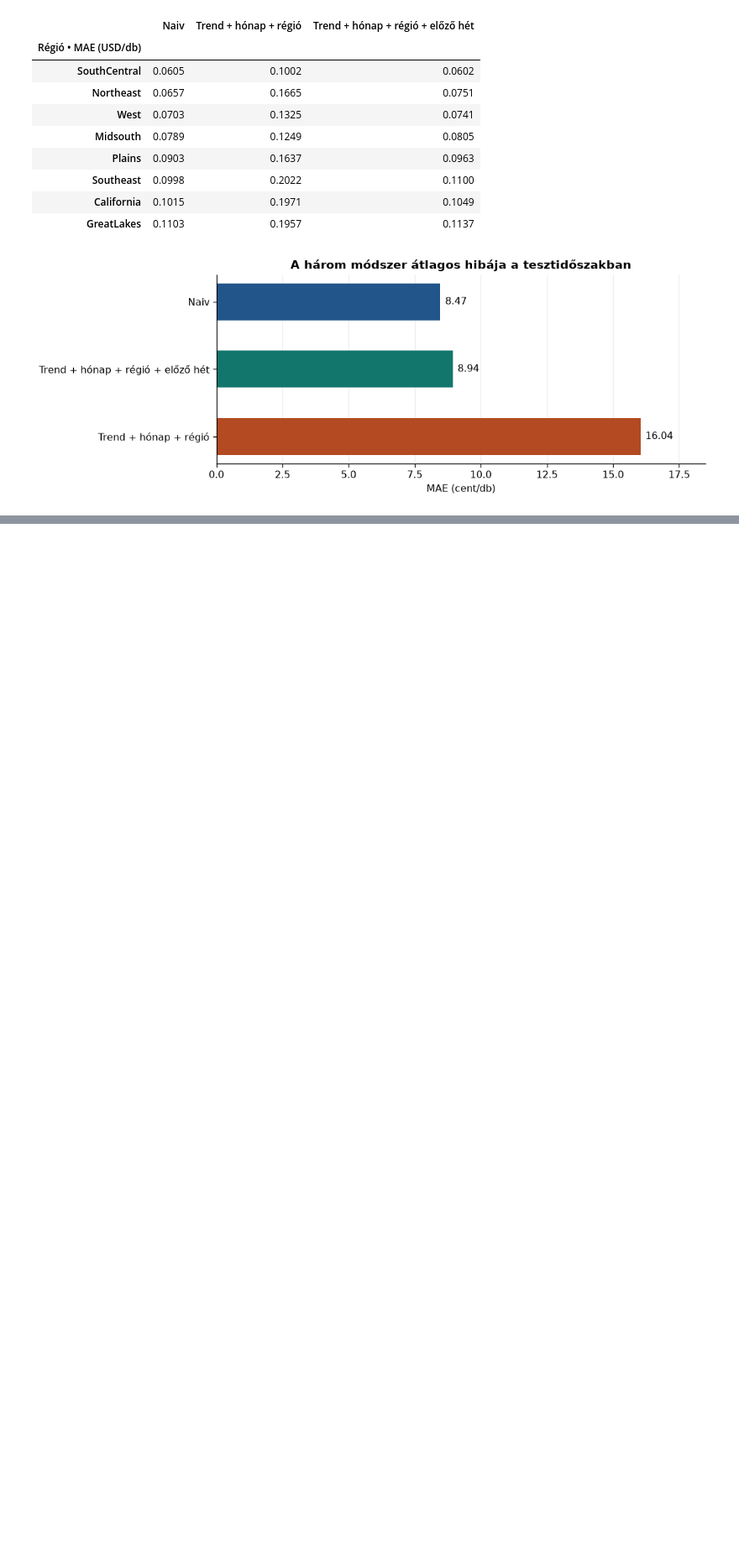
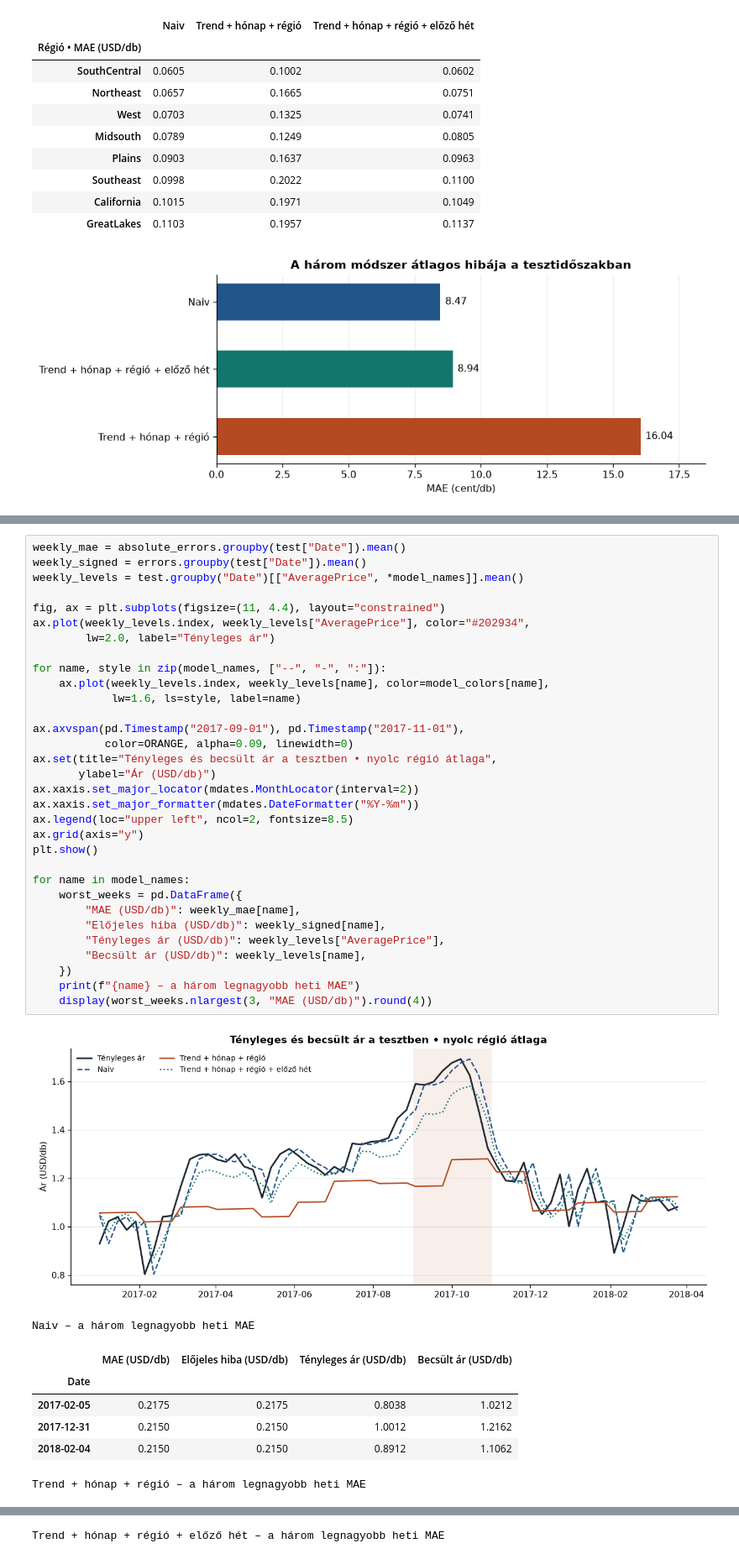
Before and after one commit to ngygbr01/avocado_price_forecasting, a Jupyter notebook: main.ipynb, the cells around one changed output, grey strips where cells are left out. Shown at 84% size. Cells and saved outputs as stored; diff of their text form; blank space fills up the shorter version.

```diff
--- a/main.ipynb
+++ b/main.ipynb
@@ -339,3 +339,44 @@ plt.show()
 > Az eredmények arra utalnak, hogy amikor változó mértékben növekednek vagy csökkennek az árak, az előző heti árak megadásável 45% kal pontosítható az előrejelzés. Viszont még így is a nyolc régióból, hétben a naiv módszer volt pontosabb.
 
 A pontosság régiónként is változott. A naiv becslés a `SouthCentral` régióban átlagosan 6 centet, a `GreatLakes` régióban 11 centet tévedett. Ugyanattól a módszertől tehát egyik helyen pontosabb becslést kaptunk, mint a másikon.
+# %%
+weekly_mae = absolute_errors.groupby(test["Date"]).mean()
+weekly_signed = errors.groupby(test["Date"]).mean()
+weekly_levels = test.groupby("Date")[["AveragePrice", *model_names]].mean()
+
+fig, ax = plt.subplots(figsize=(11, 4.4), layout="constrained")
+ax.plot(weekly_levels.index, weekly_levels["AveragePrice"], color="#202934",
+        lw=2.0, label="Tényleges ár")
+
+for name, style in zip(model_names, ["--", "-", ":"]):
+    ax.plot(weekly_levels.index, weekly_levels[name], color=model_colors[name],
+            lw=1.6, ls=style, label=name)
+
+ax.axvspan(pd.Timestamp("2017-09-01"), pd.Timestamp("2017-11-01"),
+           color=ORANGE, alpha=0.09, linewidth=0)
+ax.set(title="Tényleges és becsült ár a tesztben • nyolc régió átlaga",
+       ylabel="Ár (USD/db)")
+ax.xaxis.set_major_locator(mdates.MonthLocator(interval=2))
+ax.xaxis.set_major_formatter(mdates.DateFormatter("%Y-%m"))
+ax.legend(loc="upper left", ncol=2, fontsize=8.5)
+ax.grid(axis="y")
+plt.show()
+
+for name in model_names:
+    worst_weeks = pd.DataFrame({
+        "MAE (USD/db)": weekly_mae[name],
+        "Előjeles hiba (USD/db)": weekly_signed[name],
+        "Tényleges ár (USD/db)": weekly_levels["AveragePrice"],
+        "Becsült ár (USD/db)": weekly_levels[name],
+    })
+    print(f"{name} – a három legnagyobb heti MAE")
+    display(worst_weeks.nlargest(3, "MAE (USD/db)").round(4))
+# %% [output]
+[figure, added]
+Naiv – a három legnagyobb heti MAE
+|  | MAE (USD/db) | Előjeles hiba (USD/db) | Tényleges ár (USD/db) | Becsült ár (USD/db) |
+| Date |  |  |  |  |
+| 2017-02-05 | 0.2175 | 0.2175 | 0.8038 | 1.0212 |
+| 2017-12-31 | 0.2150 | 0.2150 | 1.0012 | 1.2162 |
+| 2018-02-04 | 0.2150 | 0.2150 | 0.8912 | 1.1062 |
+Trend + hónap + régió – a három legnagyobb heti MAE
@@ -341,0 +388 @@ A pontosság régiónként is változott. A naiv becslés a `SouthCentral` régi
+Trend + hónap + régió + előző hét – a három legnagyobb heti MAE
```
Also changed, not shown: parts of 3 cells of this notebook.
